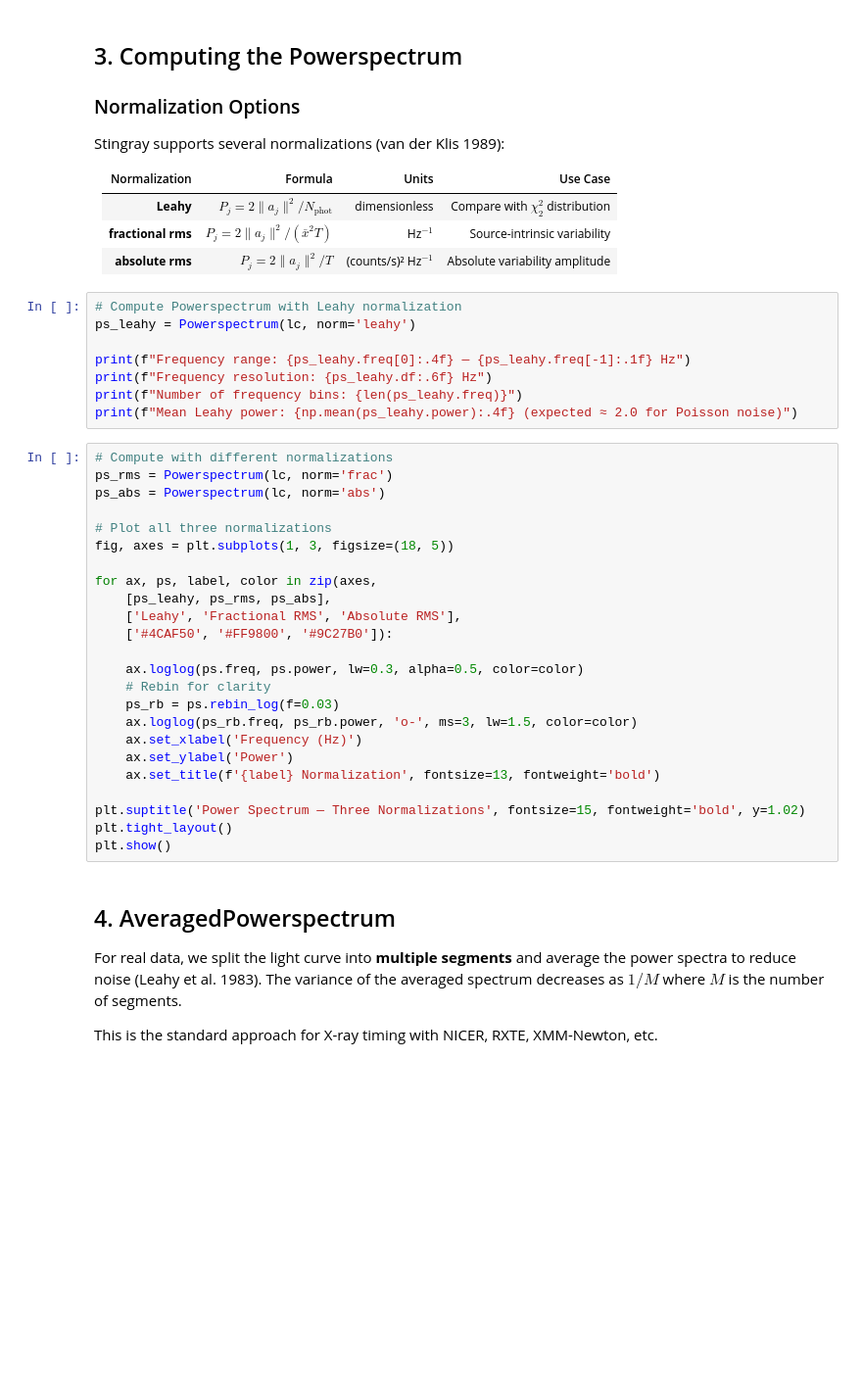
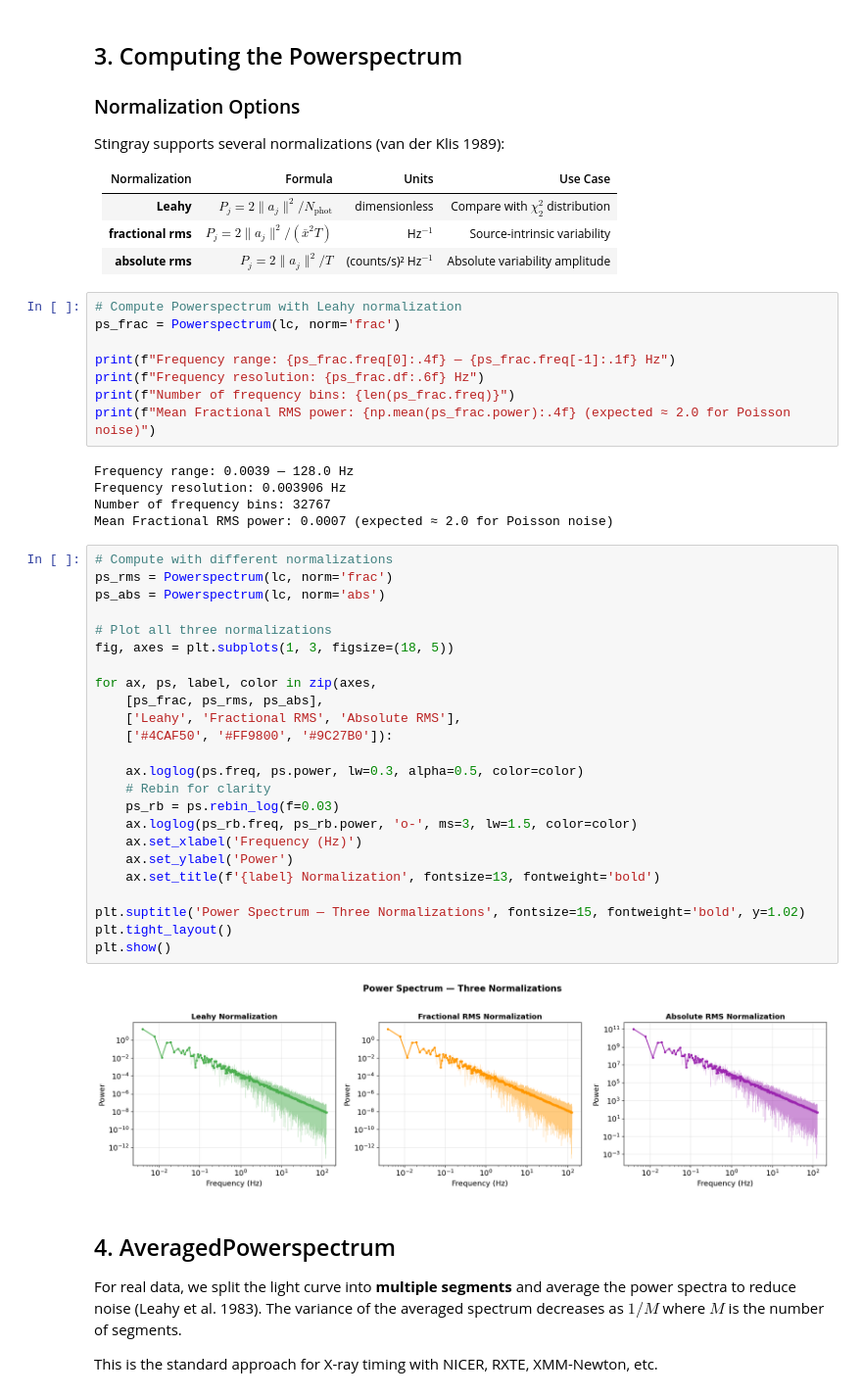
Before and after one commit to Omiii-215/gsoc2026-spectral-timing-notebooks, a Jupyter notebook: 01_powerspectrum_framework.ipynb, the cells around one changed output. Shown at 98% size. Drawn from its saved outputs; the diff is of its cells as text; blank space fills up the shorter version.

Commit message:
feat: Execute notebooks to embed plots and outputs

```diff
--- a/01_powerspectrum_framework.ipynb
+++ b/01_powerspectrum_framework.ipynb
@@ -88,36 +97,43 @@ Stingray supports several normalizations (van der Klis 1989):
 | **absolute rms** | $P_j = 2\|a_j\|^2 / T$ | (counts/s)² Hz$^{-1}$ | Absolute variability amplitude |
 # %%
 # Compute Powerspectrum with Leahy normalization
-ps_leahy = Powerspectrum(lc, norm='leahy')
+ps_frac = Powerspectrum(lc, norm='frac')
 
-print(f"Frequency range: {ps_leahy.freq[0]:.4f} — {ps_leahy.freq[-1]:.1f} Hz")
-print(f"Frequency resolution: {ps_leahy.df:.6f} Hz")
-print(f"Number of frequency bins: {len(ps_leahy.freq)}")
-print(f"Mean Leahy power: {np.mean(ps_leahy.power):.4f} (expected ≈ 2.0 for Poisson noise)")
+print(f"Frequency range: {ps_frac.freq[0]:.4f} — {ps_frac.freq[-1]:.1f} Hz")
+print(f"Frequency resolution: {ps_frac.df:.6f} Hz")
+print(f"Number of frequency bins: {len(ps_frac.freq)}")
+print(f"Mean Fractional RMS power: {np.mean(ps_frac.power):.4f} (expected ≈ 2.0 for Poisson noise)")
+# %% [output]
+Frequency range: 0.0039 — 128.0 Hz
+Frequency resolution: 0.003906 Hz
+Number of frequency bins: 32767
+Mean Fractional RMS power: 0.0007 (expected ≈ 2.0 for Poisson noise)
 # %%
 # Compute with different normalizations
 ps_rms = Powerspectrum(lc, norm='frac')
 ps_abs = Powerspectrum(lc, norm='abs')
 
 # Plot all three normalizations
 fig, axes = plt.subplots(1, 3, figsize=(18, 5))
 
 for ax, ps, label, color in zip(axes,
-    [ps_leahy, ps_rms, ps_abs],
+    [ps_frac, ps_rms, ps_abs],
     ['Leahy', 'Fractional RMS', 'Absolute RMS'],
     ['#4CAF50', '#FF9800', '#9C27B0']):
 
     ax.loglog(ps.freq, ps.power, lw=0.3, alpha=0.5, color=color)
     # Rebin for clarity
     ps_rb = ps.rebin_log(f=0.03)
     ax.loglog(ps_rb.freq, ps_rb.power, 'o-', ms=3, lw=1.5, color=color)
     ax.set_xlabel('Frequency (Hz)')
     ax.set_ylabel('Power')
     ax.set_title(f'{label} Normalization', fontsize=13, fontweight='bold')
 
 plt.suptitle('Power Spectrum — Three Normalizations', fontsize=15, fontweight='bold', y=1.02)
 plt.tight_layout()
 plt.show()
+# %% [output]
+[figure, added]
 # %% [markdown]
 ## 4. AveragedPowerspectrum
 
```
Also changed, not shown: parts of 8 cells of this notebook, 4 other files.
